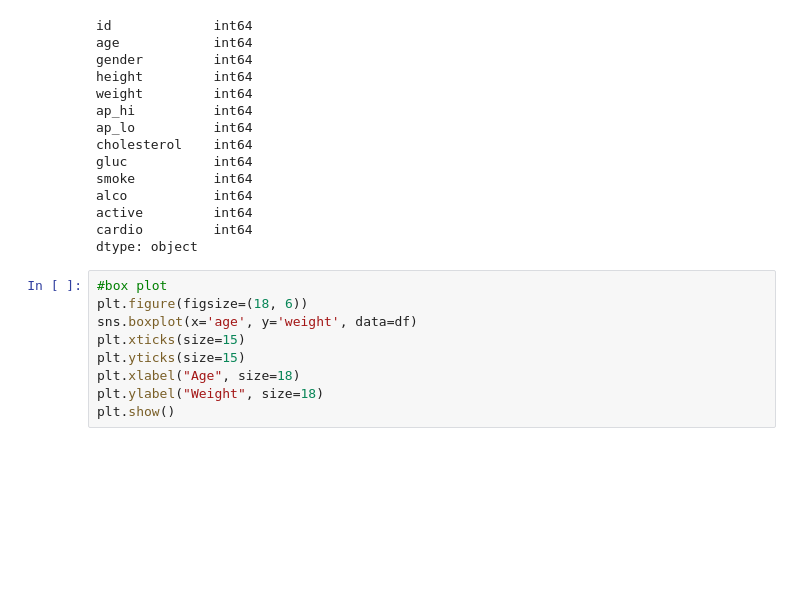
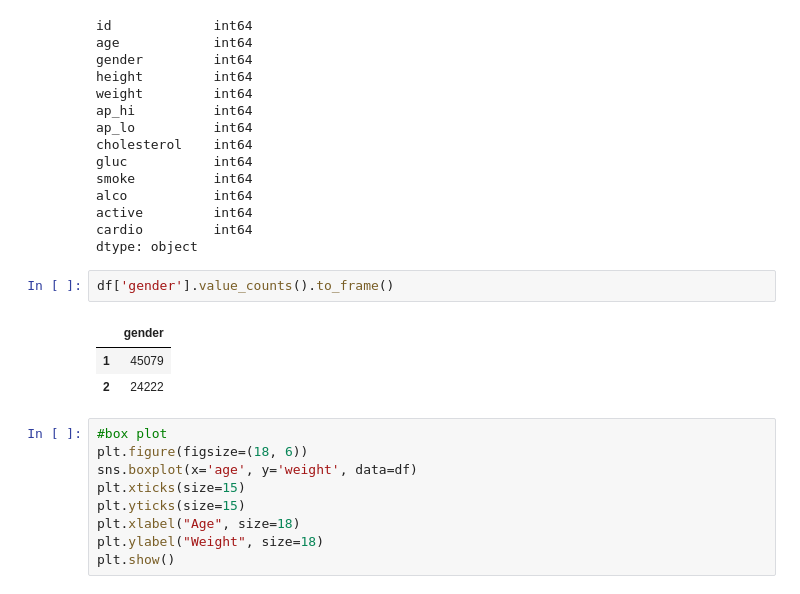
Before and after one commit to Devvrat53/Cardio-Vascular-Disease, a Jupyter notebook: Cardio_Vascular_Disease.ipynb, the cells around one changed output. Drawn from its saved outputs; the diff is of its cells as text; blank space fills up the shorter version.

```diff
--- a/Cardio_Vascular_Disease.ipynb
+++ b/Cardio_Vascular_Disease.ipynb
@@ -129,6 +129,12 @@ alco           int64
 active         int64
 cardio         int64
 dtype: object
+# %%
+df['gender'].value_counts().to_frame()
+# %% [output]
+|  | gender |
+| 1 | 45079 |
+| 2 | 24222 |
 # %%
 #box plot
 plt.figure(figsize=(18, 6))
```
Also changed, not shown: parts of 18 cells of this notebook, 2 other files.
